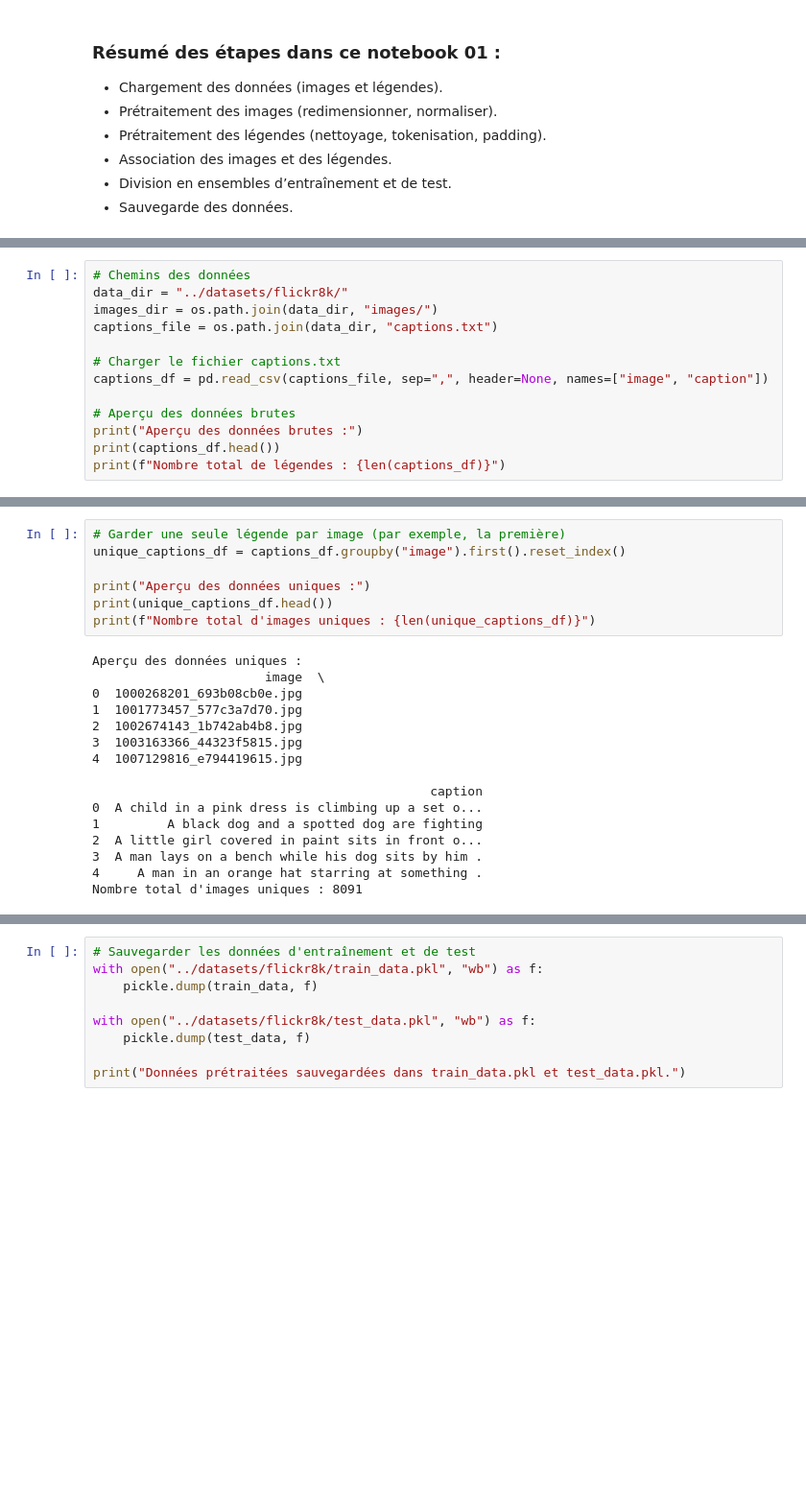
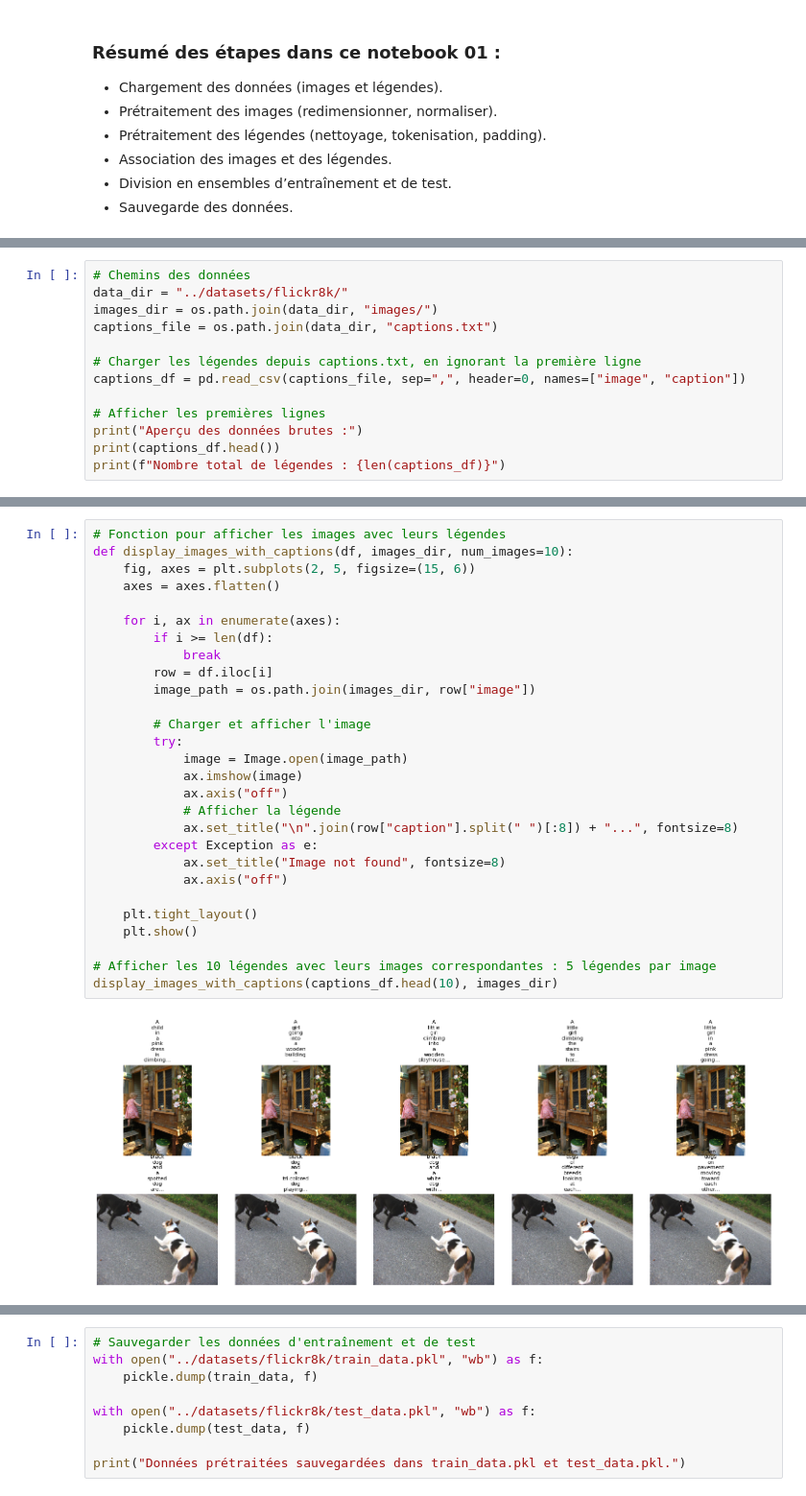
Before and after one commit to matheogonnet/multi_modal_project, a Jupyter notebook: notebooks/01_data_preprocessing.ipynb, the cells around one changed output, grey strips where cells are left out. Shown: that part at 96% size. Saved outputs shown, nothing was run; the diff lists cells and outputs as text; blank space fills up the shorter version.

Commit message:
feat:  display function

```diff
--- a/notebooks/01_data_preprocessing.ipynb
+++ b/notebooks/01_data_preprocessing.ipynb
@@ -22,10 +23,10 @@ data_dir = "../datasets/flickr8k/"
 images_dir = os.path.join(data_dir, "images/")
 captions_file = os.path.join(data_dir, "captions.txt")
 
-# Charger le fichier captions.txt
-captions_df = pd.read_csv(captions_file, sep=",", header=None, names=["image", "caption"])
+# Charger les légendes depuis captions.txt, en ignorant la première ligne
+captions_df = pd.read_csv(captions_file, sep=",", header=0, names=["image", "caption"])
 
-# Aperçu des données brutes
+# Afficher les premières lignes
 print("Aperçu des données brutes :")
 print(captions_df.head())
 print(f"Nombre total de légendes : {len(captions_df)}")
@@ -74,26 +49,33 @@ Nombre de légendes après validation des images : 40455
-# %%
-# Garder une seule légende par image (par exemple, la première)
-unique_captions_df = captions_df.groupby("image").first().reset_index()
-
-print("Aperçu des données uniques :")
-print(unique_captions_df.head())
-print(f"Nombre total d'images uniques : {len(unique_captions_df)}")
-# %% [output]
-Aperçu des données uniques :
-                       image  \
-0  1000268201_693b08cb0e.jpg
-1  1001773457_577c3a7d70.jpg
-2  1002674143_1b742ab4b8.jpg
-3  1003163366_44323f5815.jpg
-4  1007129816_e794419615.jpg
-
-                                             caption
-0  A child in a pink dress is climbing up a set o...
-1         A black dog and a spotted dog are fighting
-2  A little girl covered in paint sits in front o...
-3  A man lays on a bench while his dog sits by him .
-4     A man in an orange hat starring at something .
-Nombre total d'images uniques : 8091
+# %%
+# Fonction pour afficher les images avec leurs légendes
+def display_images_with_captions(df, images_dir, num_images=10):
+    fig, axes = plt.subplots(2, 5, figsize=(15, 6))
+    axes = axes.flatten()
+
+    for i, ax in enumerate(axes):
+        if i >= len(df):
+            break
+        row = df.iloc[i]
+        image_path = os.path.join(images_dir, row["image"])
+
+        # Charger et afficher l'image
+        try:
+            image = Image.open(image_path)
+            ax.imshow(image)
+            ax.axis("off")
+            # Afficher la légende
+            ax.set_title("\n".join(row["caption"].split(" ")[:8]) + "...", fontsize=8)
+        except Exception as e:
+            ax.set_title("Image not found", fontsize=8)
+            ax.axis("off")
+
+    plt.tight_layout()
+    plt.show()
+
+# Afficher les 10 légendes avec leurs images correspondantes : 5 légendes par image
+display_images_with_captions(captions_df.head(10), images_dir)
+# %% [output]
+[figure, added]
 # %%
 # Fonction pour nettoyer le texte
 def clean_caption(caption):
```
Also changed, not shown: parts of 7 cells of this notebook.
